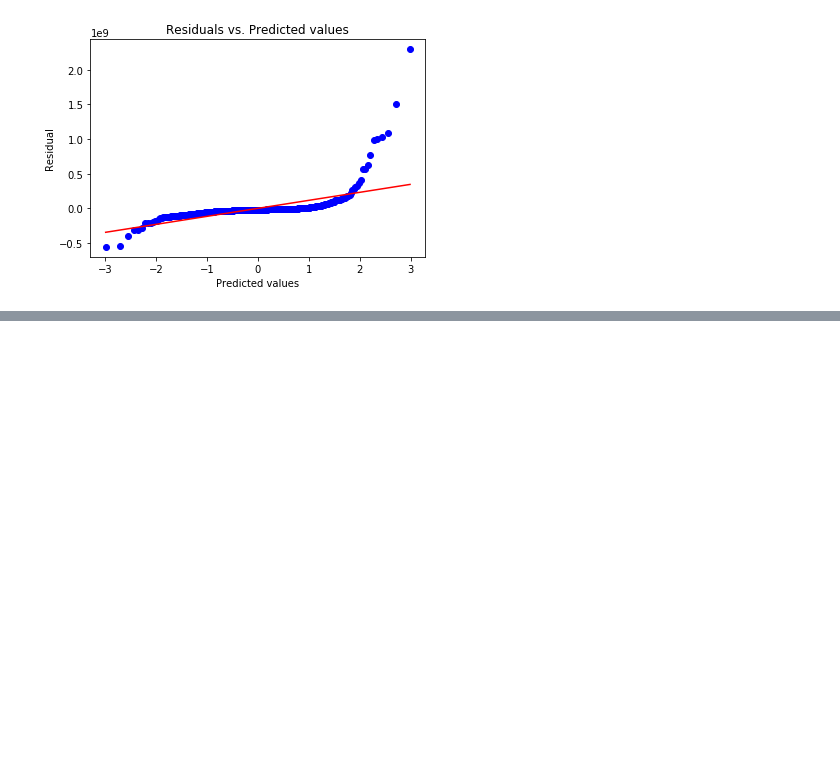
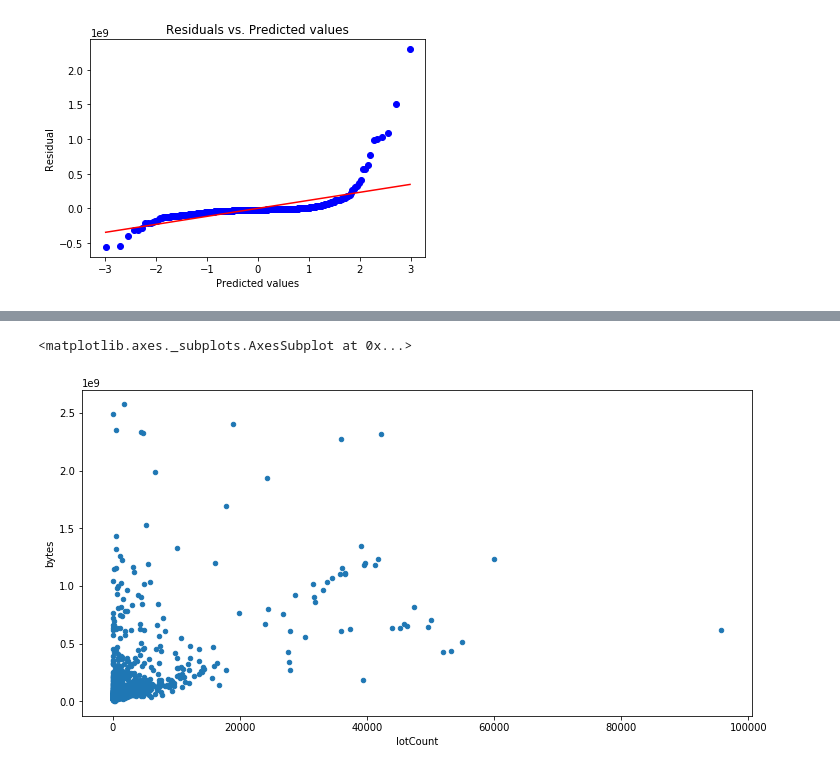
Before and after one commit to ThomIves/PurePythonClustering, a Jupyter notebook: Clearwater Memory Issue.ipynb, the cells around one changed output, grey strips where cells are left out. Saved outputs shown, nothing was run; the diff lists cells and outputs as text; code cells hidden in the pictures; blank space fills up the shorter version.

```diff
--- a/Clearwater Memory Issue.ipynb
+++ b/Clearwater Memory Issue.ipynb
@@ -1044,0 +1062,5 @@ resid_qq(Y_test, Y_pred) #, 'Least Squares')
+# %%
+df_full.plot.scatter(x='lotCount', y='bytes',figsize=(12,6))
+# %% [output]
+<matplotlib.axes._subplots.AxesSubplot at 0x...>
+[figure, added]
```
Also changed, not shown: parts of 8 cells of this notebook.
